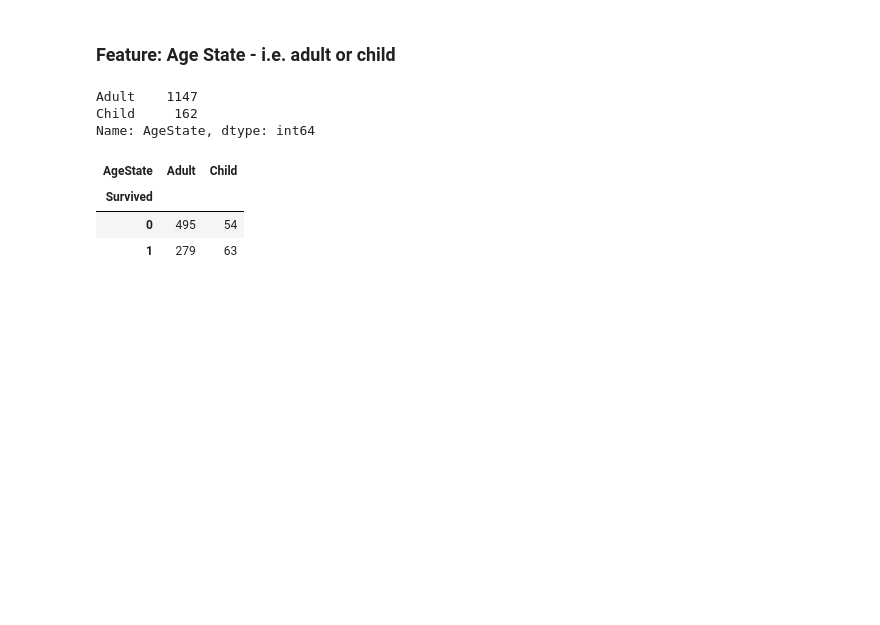
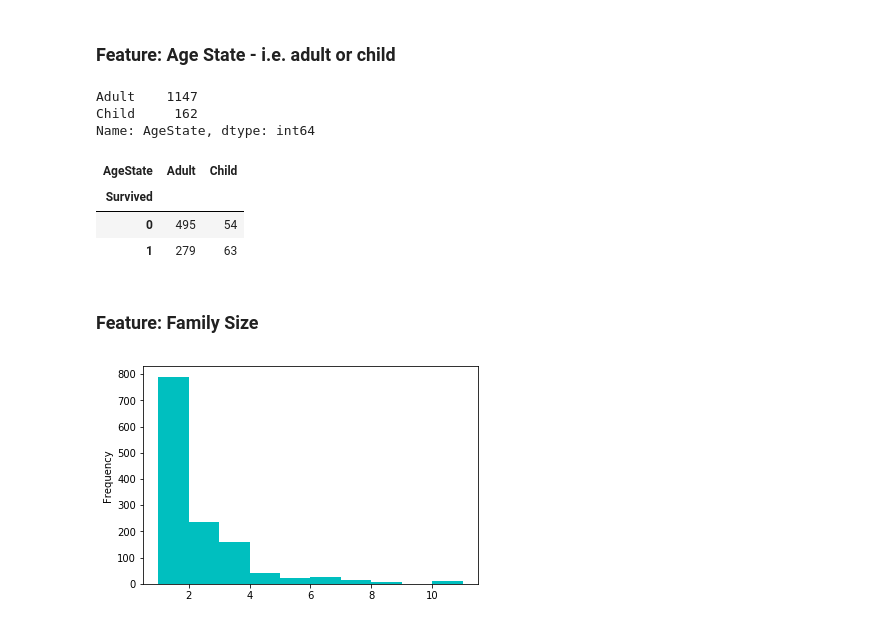
Before and after one commit to graemerenfrew/titanic, a Jupyter notebook: notebooks/2.0-ak-exploring-processing-data.ipynb, the cells around one changed output. Saved outputs shown, nothing was run; the diff lists cells and outputs as text; code cells hidden in the pictures; blank space fills up the shorter version.

```diff
--- a/notebooks/2.0-ak-exploring-processing-data.ipynb
+++ b/notebooks/2.0-ak-exploring-processing-data.ipynb
@@ -1170,3 +1170,8 @@ pd.crosstab(df[df.Survived != -888].Survived, df[df.Survived != -888].AgeState)
 # %%
 # So most children survived, and most adults died - or at least that's waht it looks like for
 # the observations where we have survival feature data != -888
+# %% [markdown]
+### Feature: Family Size
+# %%
+# let's collate siblings etc into the observation - combine parent size with sibling size
+df['FamilySize'] = df.Parch + df.SibSp + 1 # Add 1 to include the 'self' of the pax observation record
@@ -1172,0 +1181,5 @@ pd.crosstab(df[df.Survived != -888].Survived, df[df.Survived != -888].AgeState)
+# %%
+df.head()
+df.FamilySize.plot(kind='hist', color='c');
+# %% [output]
+[figure, added]
```
Also changed, not shown: parts of 10 cells of this notebook.
